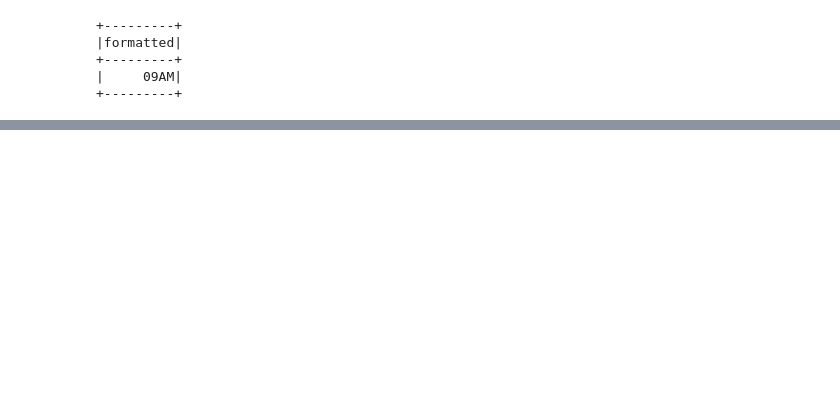
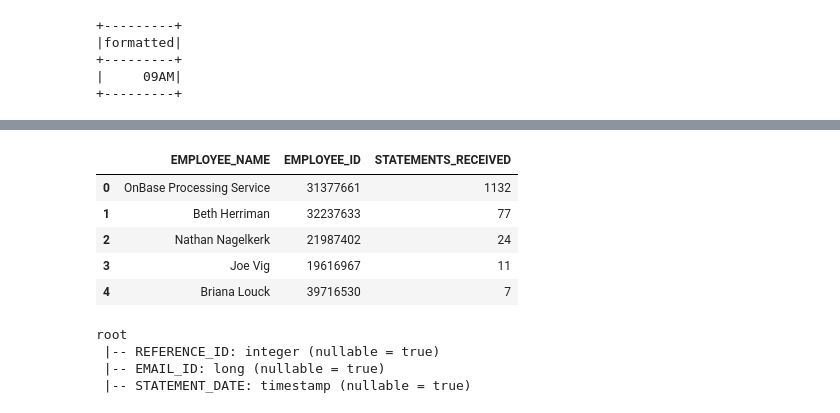
Before and after one commit to cpassorelli/call-reports, a Jupyter notebook: ipython/caller-statement-report.ipynb, the cells around one changed output, grey strips where cells are left out. Cells and saved outputs as stored; diff of their text form; code cells hidden in the pictures; blank space fills up the shorter version.

```diff
--- a/ipython/caller-statement-report.ipynb
+++ b/ipython/caller-statement-report.ipynb
@@ -414,0 +564,57 @@ FROM
+# %%
+query = """
+WITH
+ACTIVITIES AS (
+    SELECT
+        *,
+        row_number()
+            OVER (
+                PARTITION BY
+                    EMPLOYEE_ID,
+                    REFERENCE_ID
+                ORDER BY
+                    ACTIVITY_DATE DESC
+            ) AS ACTIVITY_RANK
+    FROM
+        STATEMENT_ACTIVITIES
+    WHERE
+        ACTIVITY_DATE BETWEEN
+            current_timestamp() - interval '2 day'
+            AND current_timestamp()
+)
+SELECT
+    EMPLOYEES.EMPLOYEE_NAME,
+    EMPLOYEES.EMPLOYEE_ID,
+    count(STATEMENT_DATE) as STATEMENTS_RECEIVED
+FROM
+    EMPLOYEES
+        INNER JOIN
+            ACTIVITIES ON
+                EMPLOYEES.EMPLOYEE_ID = ACTIVITIES.EMPLOYEE_ID
+        INNER JOIN
+            STATEMENTS_RECIEVED ON
+                ACTIVITIES.REFERENCE_ID = STATEMENTS_RECIEVED.REFERENCE_ID
+                AND ACTIVITY_RANK = 1
+                AND STATEMENT_DATE BETWEEN
+                    current_timestamp() - interval '2 day'
+                    AND current_timestamp()
+GROUP BY
+    EMPLOYEES.EMPLOYEE_NAME,
+    EMPLOYEES.EMPLOYEE_ID
+"""
+
+spark.sql(query).orderBy(desc('STATEMENTS_RECEIVED')).limit(5).toPandas()
+# %% [output]
+|  | EMPLOYEE_NAME | EMPLOYEE_ID | STATEMENTS_RECEIVED |
+| 0 | OnBase Processing Service | 31377661 | 1132 |
+| 1 | Beth Herriman | 32237633 | 77 |
+| 2 | Nathan Nagelkerk | 21987402 | 24 |
+| 3 | Joe Vig | 19616967 | 11 |
+| 4 | Briana Louck | 39716530 | 7 |
+# %%
+spark.read.table('STATEMENTS_RECIEVED').printSchema()
+# %% [output]
+root
+ |-- REFERENCE_ID: integer (nullable = true)
+ |-- EMAIL_ID: long (nullable = true)
+ |-- STATEMENT_DATE: timestamp (nullable = true)
```
Also changed, not shown: parts of 23 cells of this notebook, 1 other file.
